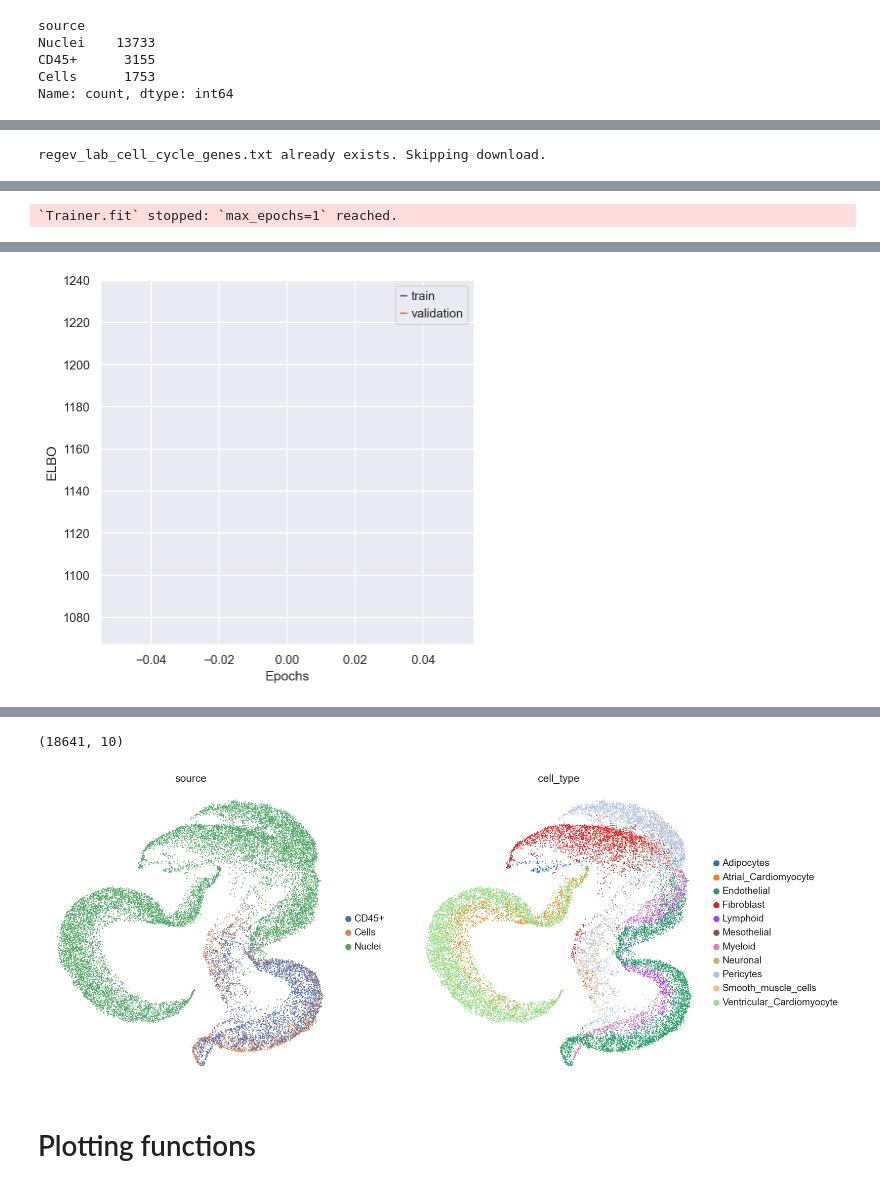
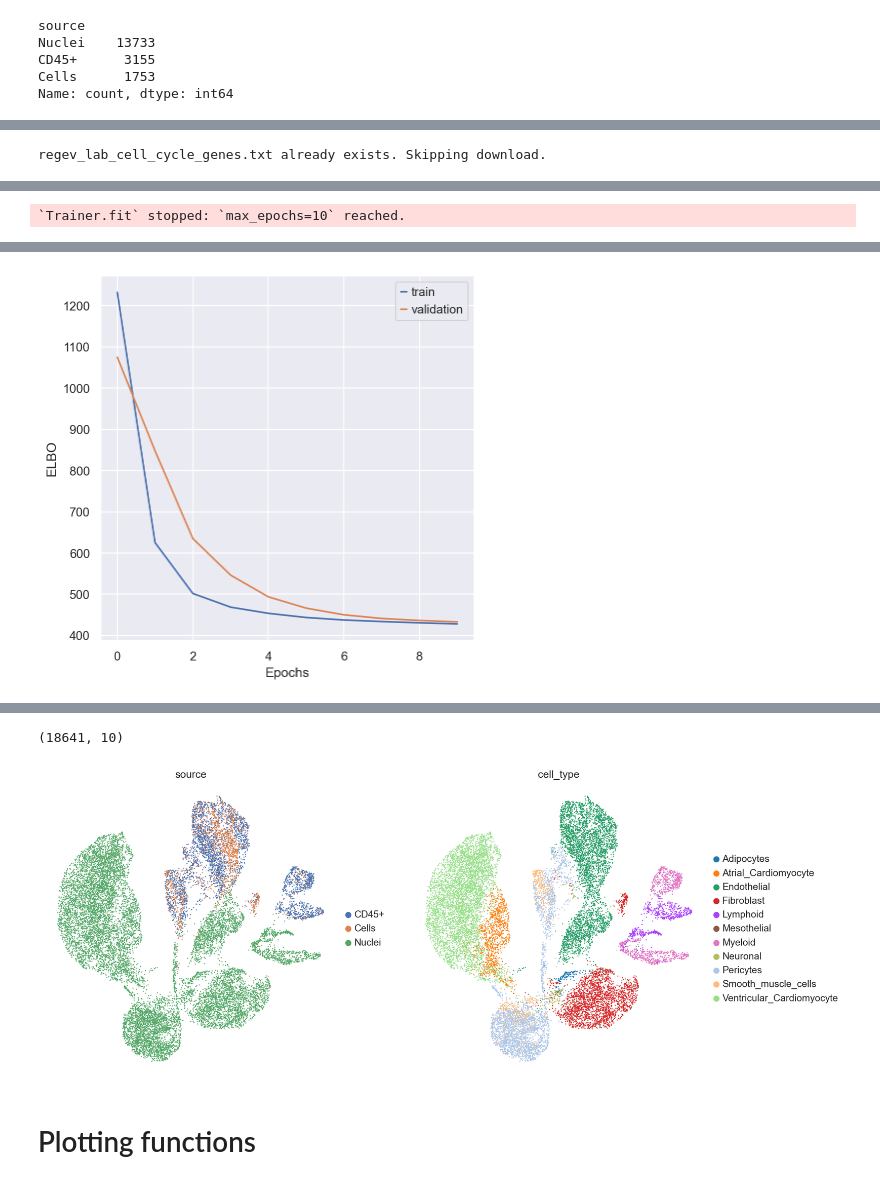
Before and after one commit to vjbaskar/scanpy_plus, a Jupyter notebook: tutorials/v100.ipynb, the cells around one changed output, grey strips where cells are left out. Cells and saved outputs as stored; diff of their text form; code cells hidden in the pictures.

```diff
--- a/tutorials/v100.ipynb
+++ b/tutorials/v100.ipynb
@@ -90,7 +90,7 @@ adata_scvi, model = scp.tl.run_scvi(
     adata[:,adata.var.highly_variable],
     batch_key="source",
     continuous_covariate_keys = continuous_covariate_keys,
-    max_epochs=1 # for tutorial purposes only
+    max_epochs=10 # for tutorial purposes only
 )
 # %% [output]
 Seed set to 42
@@ -105,4 +106,4 @@ HPU available: False, using: 0 HPUs
 /Users/vm11/Soft/scanpy_plus/venv/lib/python3.13/site-packages/lightning/pytorch/trainer/setup.py:177: GPU available but not used. You can set it by doing `Trainer(accelerator='gpu')`.
 /Users/vm11/Soft/scanpy_plus/venv/lib/python3.13/site-packages/lightning/pytorch/trainer/connectors/data_connector.py:433: The 'train_dataloader' does not have many workers which may be a bottleneck.  ...
 /Users/vm11/Soft/scanpy_plus/venv/lib/python3.13/site-packages/lightning/pytorch/trainer/connectors/data_connector.py:433: The 'val_dataloader' does not have many workers which may be a bottleneck. Co ...
-`Trainer.fit` stopped: `max_epochs=1` reached.
+`Trainer.fit` stopped: `max_epochs=10` reached.
@@ -110 +111 @@ HPU available: False, using: 0 HPUs
-[figure, old version]
+[figure, new version]
@@ -119,7 +120,7 @@ sc.tl.umap(adata_scvi, key_added="umap_scvi")
 # %%
 sc.pl.embedding(adata_scvi, basis="umap_scvi", color=["source", "cell_type"])
 # %% [output]
-[figure, old version]
+[figure, new version]
 # %% [markdown]
 # Plotting functions
 # %% [markdown]
```
Also changed, not shown: parts of 2 cells of this notebook, 2 other files.
